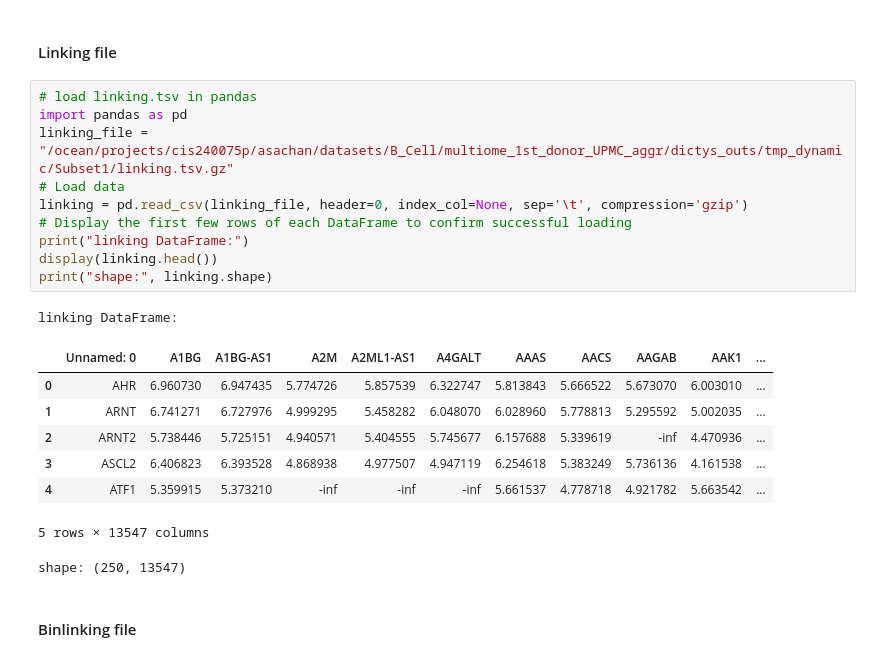
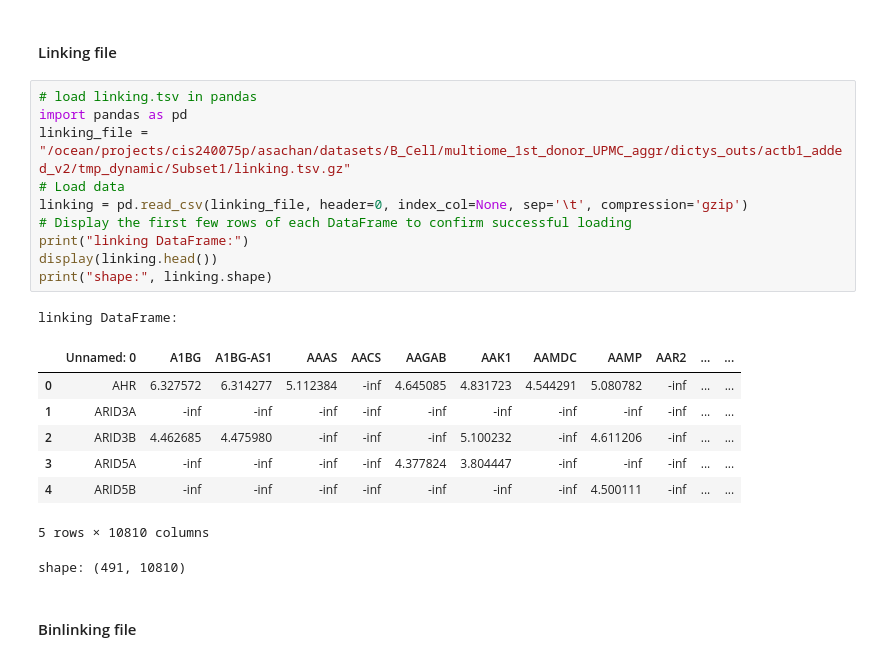
Before and after one commit to sachha-naksha/B_Cell_States, a Jupyter notebook: multiome_dynamic_regulation/py_scripts/dynamic_grn/data_prep_and_checks.ipynb, the cells around one changed output. Cells and saved outputs as stored; diff of their text form.

```diff
--- a/multiome_dynamic_regulation/py_scripts/dynamic_grn/data_prep_and_checks.ipynb
+++ b/multiome_dynamic_regulation/py_scripts/dynamic_grn/data_prep_and_checks.ipynb
@@ -1323,23 +1386,23 @@ plt.show()
 # %%
 # load linking.tsv in pandas
 import pandas as pd
-linking_file = "/ocean/projects/cis240075p/asachan/datasets/B_Cell/multiome_1st_donor_UPMC_aggr/dictys_outs/tmp_dynamic/Subset1/linking.tsv.gz"
+linking_file = "/ocean/projects/cis240075p/asachan/datasets/B_Cell/multiome_1st_donor_UPMC_aggr/dictys_outs/actb1_added_v2/tmp_dynamic/Subset1/linking.tsv.gz"
 # Load data
 linking = pd.read_csv(linking_file, header=0, index_col=None, sep='\t', compression='gzip')
 # Display the first few rows of each DataFrame to confirm successful loading
 print("linking DataFrame:")
 display(linking.head())
 print("shape:", linking.shape)
 # %% [output]
 linking DataFrame:
-|  | Unnamed: 0 | A1BG | A1BG-AS1 | A2M | A2ML1-AS1 | A4GALT | AAAS | AACS | AAGAB | AAK1 | ... |
-| 0 | AHR | 6.960730 | 6.947435 | 5.774726 | 5.857539 | 6.322747 | 5.813843 | 5.666522 | 5.673070 | 6.003010 | ... |
-| 1 | ARNT | 6.741271 | 6.727976 | 4.999295 | 5.458282 | 6.048070 | 6.028960 | 5.778813 | 5.295592 | 5.002035 | ... |
-| 2 | ARNT2 | 5.738446 | 5.725151 | 4.940571 | 5.404555 | 5.745677 | 6.157688 | 5.339619 | -inf | 4.470936 | ... |
-| 3 | ASCL2 | 6.406823 | 6.393528 | 4.868938 | 4.977507 | 4.947119 | 6.254618 | 5.383249 | 5.736136 | 4.161538 | ... |
-| 4 | ATF1 | 5.359915 | 5.373210 | -inf | -inf | -inf | 5.661537 | 4.778718 | 4.921782 | 5.663542 | ... |
+|  | Unnamed: 0 | A1BG | A1BG-AS1 | AAAS | AACS | AAGAB | AAK1 | AAMDC | AAMP | AAR2 | ... | ... |
+| 0 | AHR | 6.327572 | 6.314277 | 5.112384 | -inf | 4.645085 | 4.831723 | 4.544291 | 5.080782 | -inf | ... | ... |
+| 1 | ARID3A | -inf | -inf | -inf | -inf | -inf | -inf | -inf | -inf | -inf | ... | ... |
+| 2 | ARID3B | 4.462685 | 4.475980 | -inf | -inf | -inf | 5.100232 | -inf | 4.611206 | -inf | ... | ... |
+| 3 | ARID5A | -inf | -inf | -inf | -inf | 4.377824 | 3.804447 | -inf | -inf | -inf | ... | ... |
+| 4 | ARID5B | -inf | -inf | -inf | -inf | -inf | -inf | -inf | 4.500111 | -inf | ... | ... |
-5 rows × 13547 columns
+5 rows × 10810 columns
-shape: (250, 13547)
+shape: (491, 10810)
 # %% [markdown]
 #### Binlinking file
 # %%
```
Also changed, not shown: parts of 6 cells of this notebook, 3 other files.
